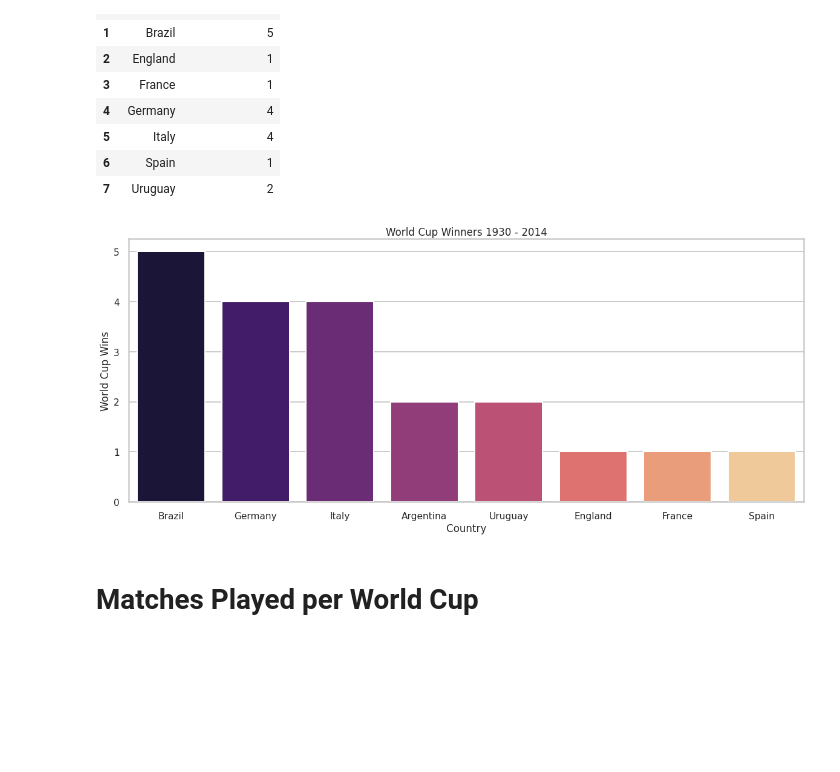
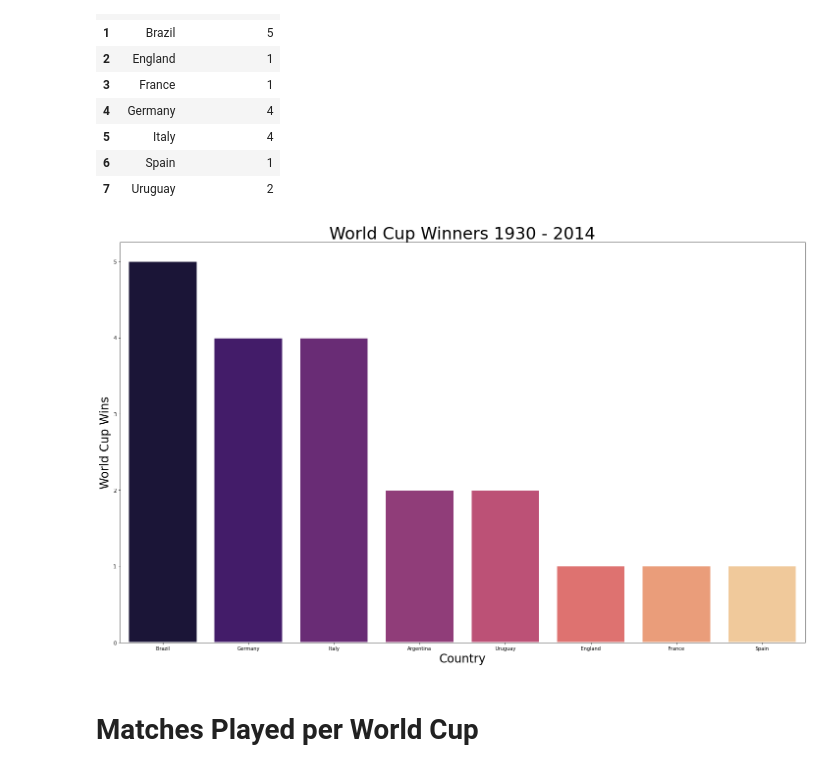
Before and after one commit to princeKike27/Fifa-World-Cup, a Jupyter notebook: FIFA_World_Cup.ipynb, the cells around one changed output. Drawn from its saved outputs; the diff is of its cells as text; code cells hidden in the pictures; blank space fills up the shorter version.

```diff
--- a/FIFA_World_Cup.ipynb
+++ b/FIFA_World_Cup.ipynb
@@ -59,22 +59,22 @@ cup_winners
 | 7 | Uruguay | 2 |
 # %%
 # most World Cup Winners graph
-plt.figure(figsize=(20,8))
+plt.figure(figsize=(25,15))
 ax = plt.subplot()
 
 # set style
-sns.set_context('poster', font_scale=0.7)
+sns.set_context('poster', font_scale=1.4)
 sns.set_style('whitegrid')
 
 sns.barplot(data=cup_winners, x='Winner', y='Winner Counter', ci=None, palette='magma',
             order=cup_winners.sort_values(by='Winner Counter', ascending=False).Winner)
 
-plt.ylabel('World Cup Wins')
-plt.xlabel('Country')
-plt.title('World Cup Winners 1930 - 2014')
+plt.ylabel('World Cup Wins', fontsize=24)
+plt.xlabel('Country', fontsize=24)
+plt.title('World Cup Winners 1930 - 2014', fontsize=34)
 plt.show()
 # %% [output]
-[figure, old version]
+[figure, new version]
 # %% [markdown]
 # Matches Played per World Cup
 # %%
```
Also changed, not shown: parts of 9 cells of this notebook.
